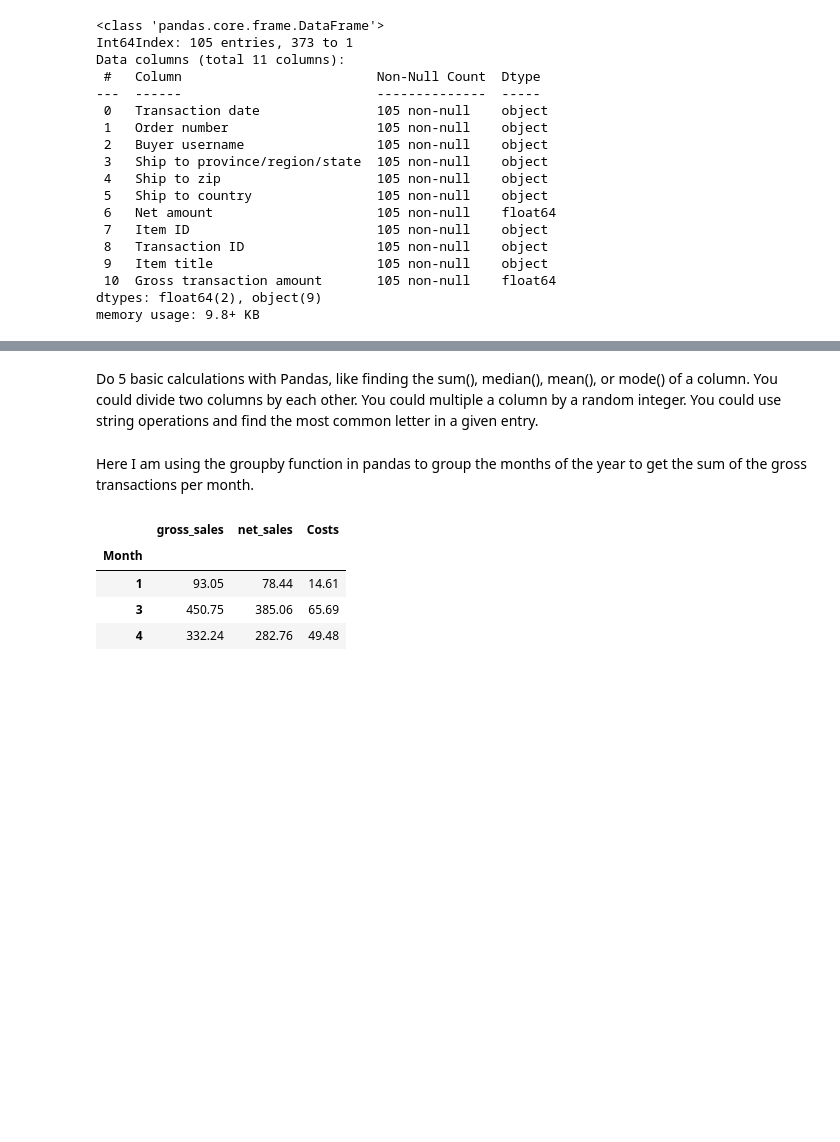
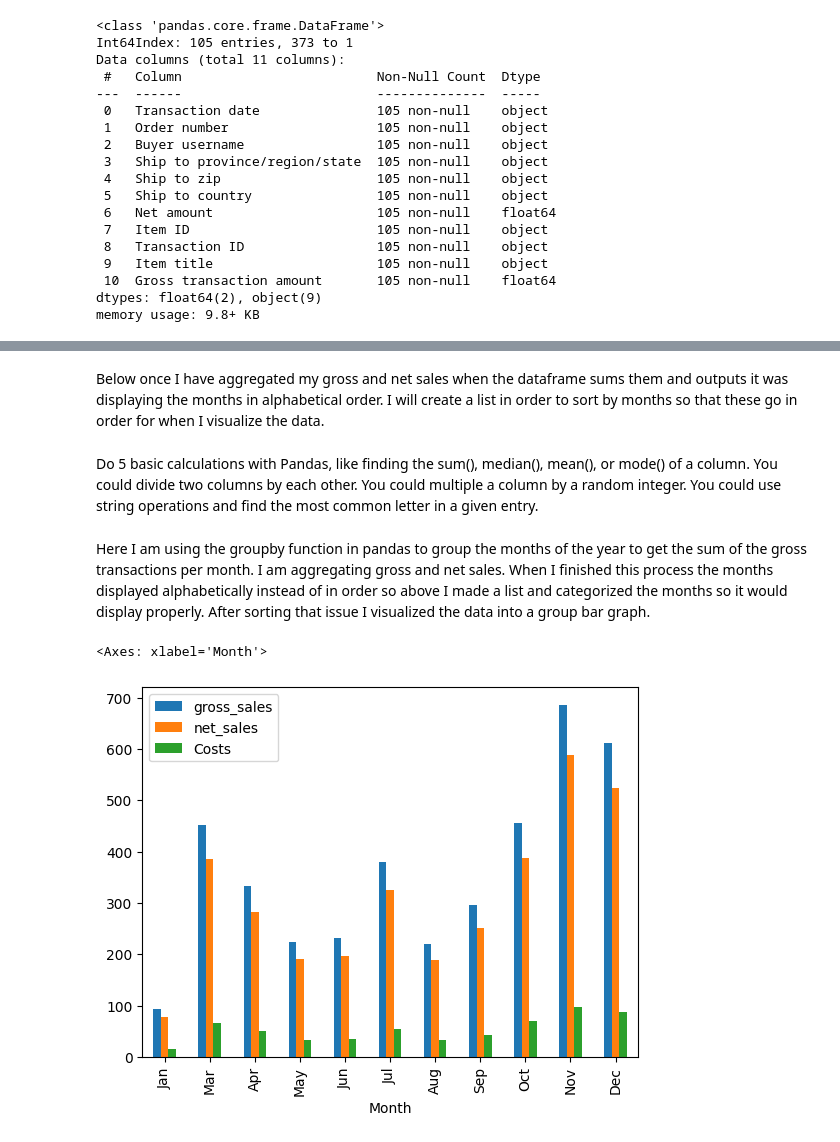
Before and after one commit to NMason1990/My-Ebay-Sales-Data-Analysis---2022, a Jupyter notebook: Ebay_Sales_Data2.ipynb, the cells around one changed output, grey strips where cells are left out. Drawn from its saved outputs; the diff is of its cells as text; code cells hidden in the pictures; blank space fills up the shorter version.

```diff
--- a/Ebay_Sales_Data2.ipynb
+++ b/Ebay_Sales_Data2.ipynb
@@ -65,7 +70,5 @@ memory usage: 9.8+ KB
 # %%
 cols_by_date['Transaction date'] = pd.to_datetime(cols_by_date['Transaction date'])
 cols_by_date["Year"] = cols_by_date["Transaction date"].dt.year
-cols_by_date["Month"] = cols_by_date["Transaction date"].dt.month
+cols_by_date["Month"] = cols_by_date["Transaction date"].dt.month_name().str.slice(stop=3)
 cols_by_date["Day"] = cols_by_date["Transaction date"].dt.day
-
-cols_by_date.head(2)
@@ -76,3 +75,9 @@ cols_by_date.head(2)
+# %% [markdown]
+Below once I have aggregated my gross and net sales when the dataframe sums them and outputs it was displaying the months in alphabetical order. I will create a list in order to sort by months so that these go in order for when I visualize the data.
+# %%
+dates_in_order = pd.date_range(start='2022-01-01', end='2023-01-01', freq='MS')
+months = ["Jan", "Feb", "Mar", "Apr", "May", "Jun",
+          "Jul", "Aug", "Sep", "Oct", "Nov", "Dec"]
 # %% [markdown]
 Do 5 basic calculations with
 Pandas, like finding the
@@ -87,20 +92,18 @@ the most common letter in a
 given entry.
 # %% [markdown]
 Here I am using the groupby function in pandas to group the months of the year to get the sum of the gross transactions per month.
+I am aggregating gross and net sales. When I finished this process the months displayed alphabetically instead of in order so above I made a list and categorized the months so it would display properly. After sorting that issue I visualized the data into a group bar graph.
 # %%
 sales_by_month = cols_by_date.groupby("Month").agg(
   gross_sales=('Gross transaction amount', np.sum),
     net_sales=('Net amount', np.sum))
 
 sales_by_month['Costs'] = sales_by_month.apply(lambda row: row.gross_sales - row.net_sales, axis = 1)
 sales_by_month.head(3)
 
 
-
-#.plot(kind = "bar", x = "Month", y = "Gross transaction amount")
+sales_by_month_order = sales_by_month.sort_values('Month', key = lambda x : pd.Categorical(x, categories=months, ordered=True))
+sales_by_month_order.plot.bar(stacked=False)
 # %% [output]
-|  | gross_sales | net_sales | Costs |
-| Month |  |  |  |
-| 1 | 93.05 | 78.44 | 14.61 |
-| 3 | 450.75 | 385.06 | 65.69 |
-| 4 | 332.24 | 282.76 | 49.48 |
+<Axes: xlabel='Month'>
+[figure, added]
```
Also changed, not shown: parts of 3 cells of this notebook.
